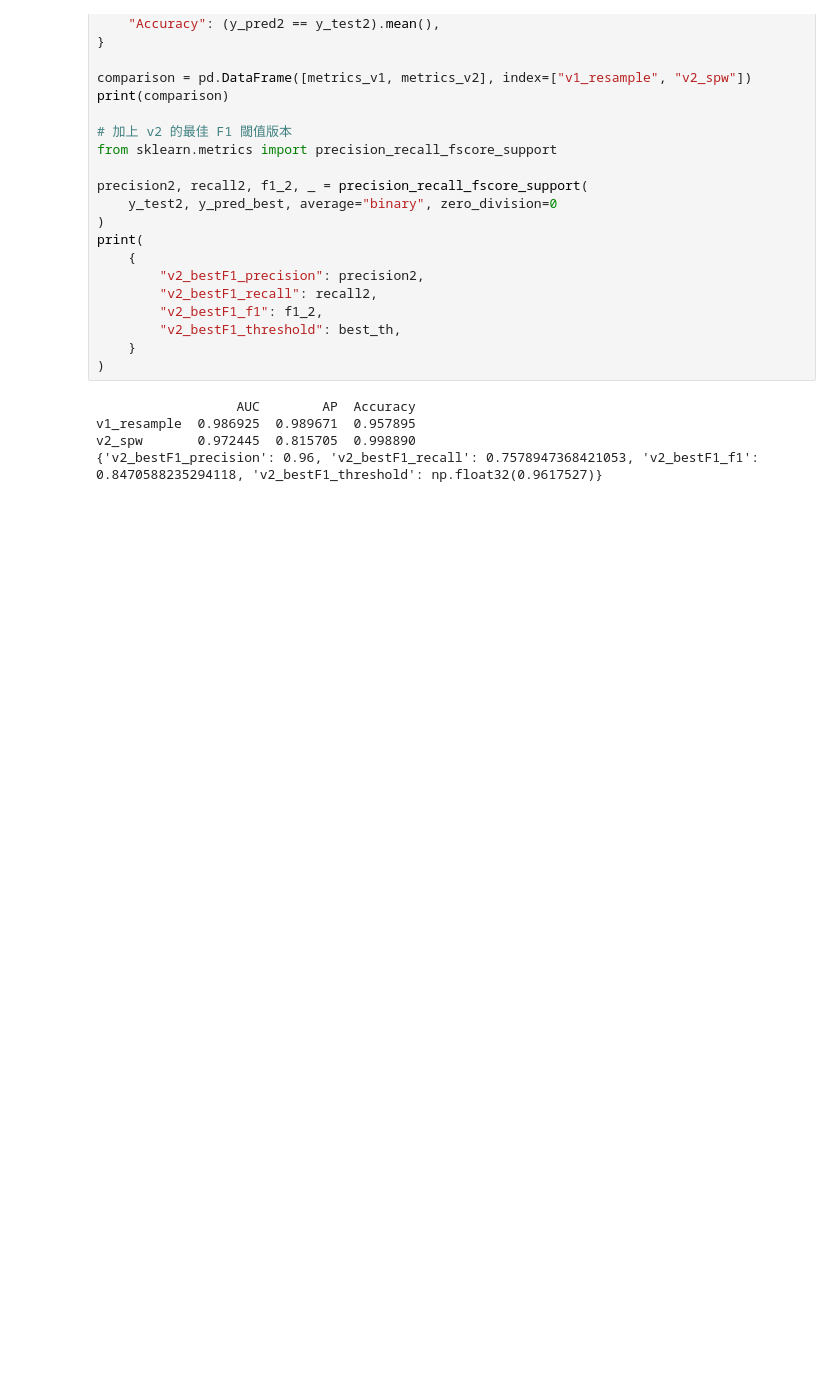
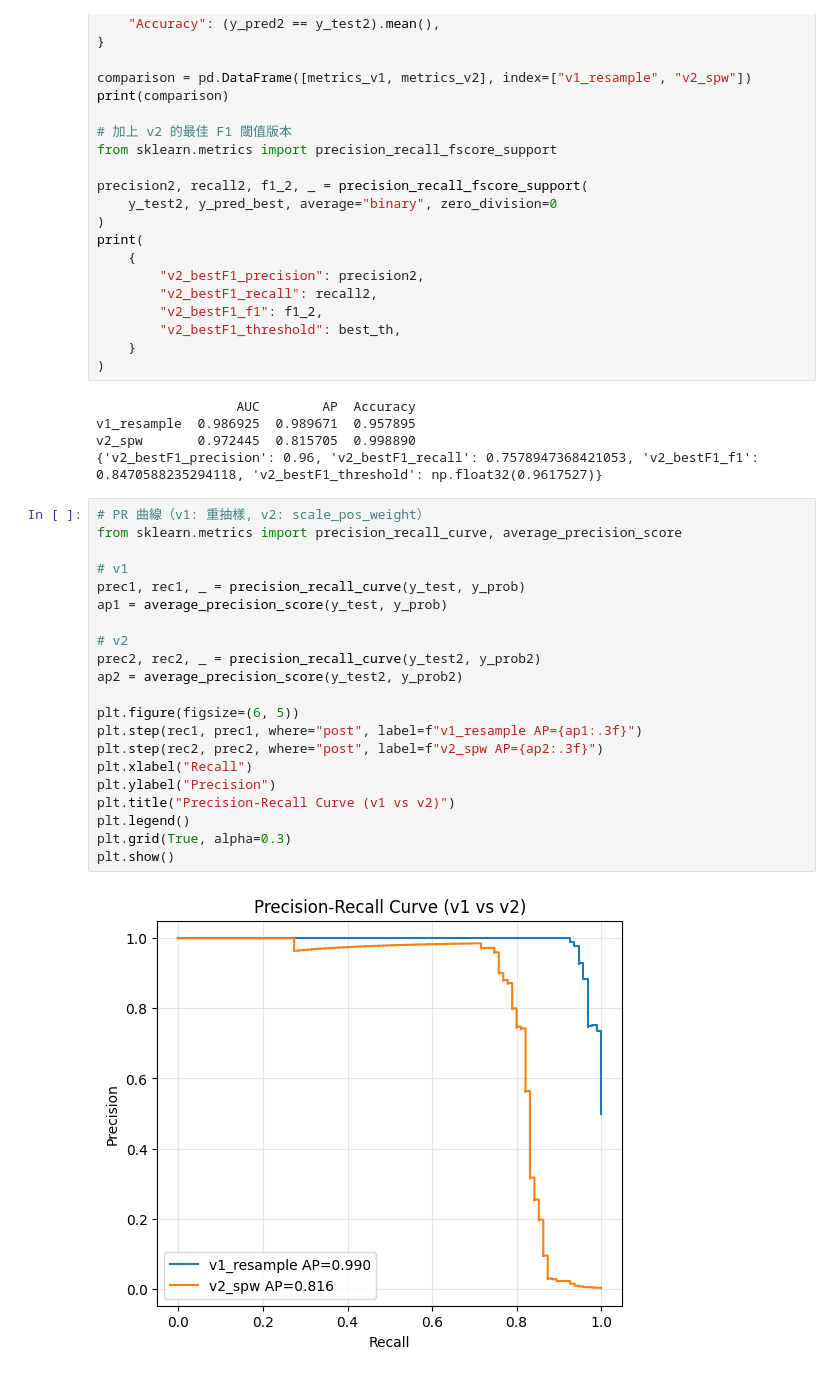
Before and after one commit to peter199711/python_CreditCardFraudDetection, a Jupyter notebook: XGBoost.ipynb, the cells around one changed output. Drawn from its saved outputs; the diff is of its cells as text; blank space fills up the shorter version.

```diff
--- a/XGBoost.ipynb
+++ b/XGBoost.ipynb
@@ -333,3 +333,26 @@ print(
 v1_resample  0.986925  0.989671  0.957895
 v2_spw       0.972445  0.815705  0.998890
 {'v2_bestF1_precision': 0.96, 'v2_bestF1_recall': 0.7578947368421053, 'v2_bestF1_f1': 0.8470588235294118, 'v2_bestF1_threshold': np.float32(0.9617527)}
+# %%
+# PR 曲線（v1: 重抽樣, v2: scale_pos_weight）
+from sklearn.metrics import precision_recall_curve, average_precision_score
+
+# v1
+prec1, rec1, _ = precision_recall_curve(y_test, y_prob)
+ap1 = average_precision_score(y_test, y_prob)
+
+# v2
+prec2, rec2, _ = precision_recall_curve(y_test2, y_prob2)
+ap2 = average_precision_score(y_test2, y_prob2)
+
+plt.figure(figsize=(6, 5))
+plt.step(rec1, prec1, where="post", label=f"v1_resample AP={ap1:.3f}")
+plt.step(rec2, prec2, where="post", label=f"v2_spw AP={ap2:.3f}")
+plt.xlabel("Recall")
+plt.ylabel("Precision")
+plt.title("Precision-Recall Curve (v1 vs v2)")
+plt.legend()
+plt.grid(True, alpha=0.3)
+plt.show()
+# %% [output]
+[figure, added]
```
Also changed, not shown: parts of 2 cells of this notebook, 1 other file.
